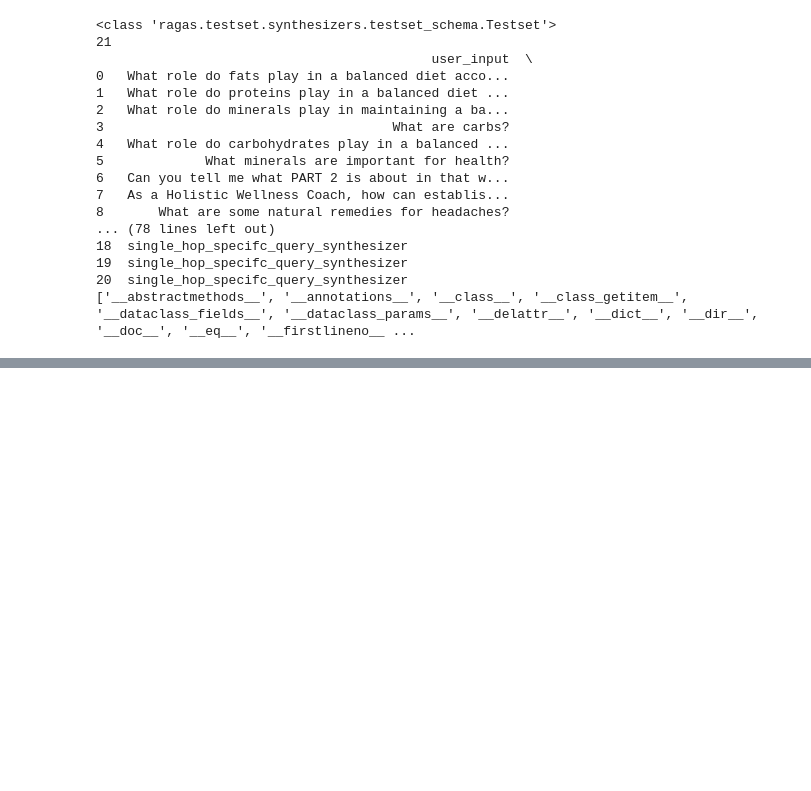
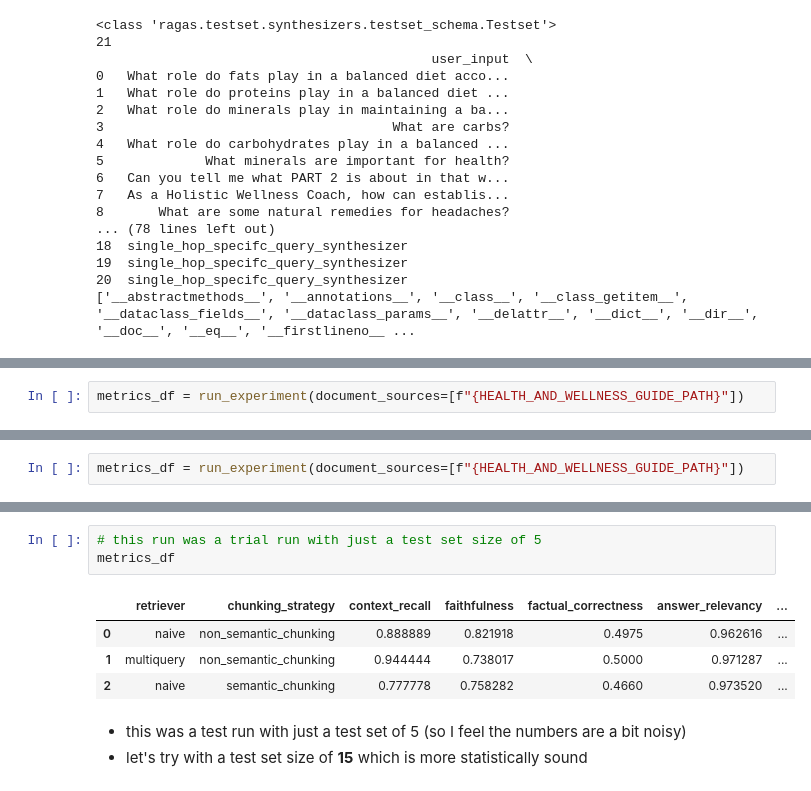
Before and after one commit to adeb09/AIE9, a Jupyter notebook: 11_Advanced_Retrieval/Advanced_Retrieval_with_LangChain_Assignment.ipynb, the cells around one changed output, grey strips where cells are left out. Cells and saved outputs as stored; diff of their text form; blank space fills up the shorter version.

```diff
--- a/11_Advanced_Retrieval/Advanced_Retrieval_with_LangChain_Assignment.ipynb
+++ b/11_Advanced_Retrieval/Advanced_Retrieval_with_LangChain_Assignment.ipynb
@@ -600,0 +957,2 @@ run()
+# %%
+metrics_df = run_experiment(document_sources=[f"{HEALTH_AND_WELLNESS_GUIDE_PATH}"])
@@ -600,0 +1322,2 @@ run()
+# %%
+metrics_df = run_experiment(document_sources=[f"{HEALTH_AND_WELLNESS_GUIDE_PATH}"])
@@ -600,0 +1357,11 @@ run()
+# %%
+# this run was a trial run with just a test set size of 5
+metrics_df
+# %% [output]
+|  | retriever | chunking_strategy | context_recall | faithfulness | factual_correctness | answer_relevancy | ... |
+| 0 | naive | non_semantic_chunking | 0.888889 | 0.821918 | 0.4975 | 0.962616 | ... |
+| 1 | multiquery | non_semantic_chunking | 0.944444 | 0.738017 | 0.5000 | 0.971287 | ... |
+| 2 | naive | semantic_chunking | 0.777778 | 0.758282 | 0.4660 | 0.973520 | ... |
+# %% [markdown]
+- this was a test run with just a test set of 5 (so I feel the numbers are a bit noisy)
+- let's try with a test set size of **15** which is more statistically sound
```
Also changed, not shown: parts of 10 cells of this notebook, 3 other files.
